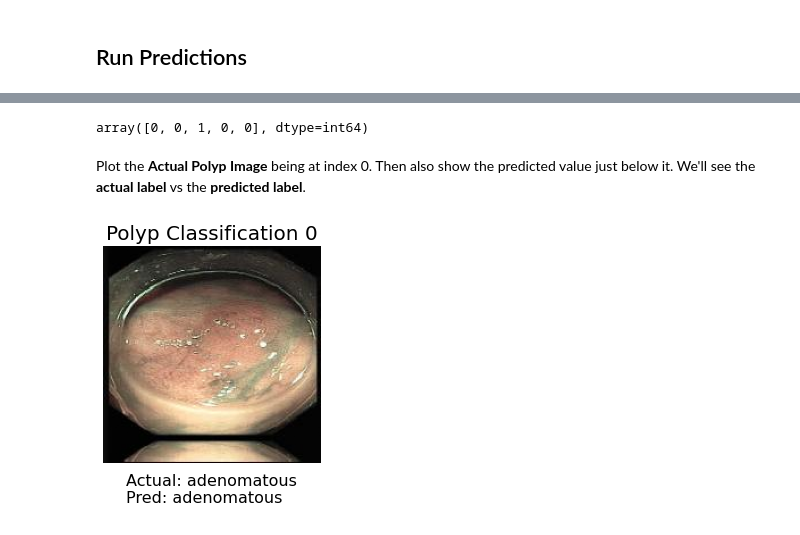
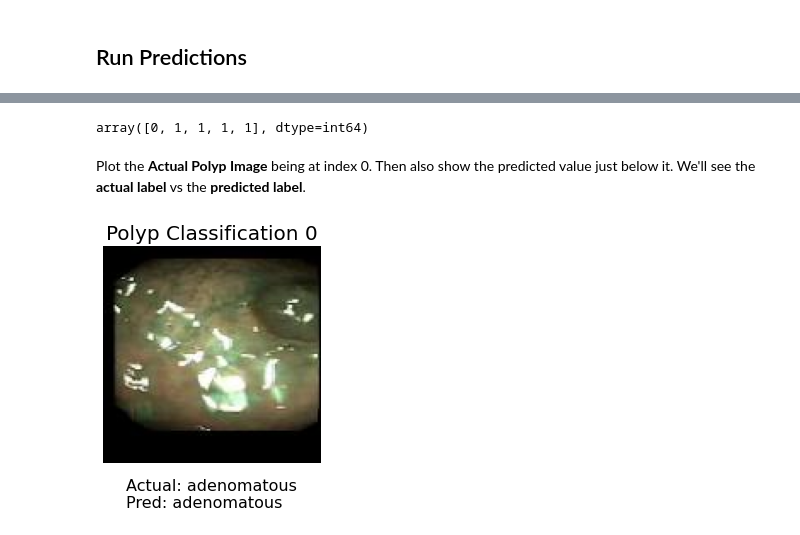
Before and after one commit to shreyahunur/Lesion-Detection, a Jupyter notebook: Notebooks/CNN_Polyp_Classification.ipynb, the cells around one changed output, grey strips where cells are left out. Saved outputs shown, nothing was run; the diff lists cells and outputs as text; code cells hidden in the pictures.

```diff
--- a/Notebooks/CNN_Polyp_Classification.ipynb
+++ b/Notebooks/CNN_Polyp_Classification.ipynb
@@ -359,0 +415,3 @@ Epoch 5/5
+# %%
+# Training CNN on 22,400 augmented polyp images; 20% for validation
+history = cnn.fit(aug_X_train, aug_y_train, validation_split=0.2, epochs=9)
@@ -435,5 +500,3 @@ cnn.save('polyp_cnn_clf_14000.h5')
 ## Run Predictions
 # %%
 classes = ['adenomatous', 'hyperplastic']
-# %%
-cnn = load_model("polyp_cnn_clf_14000.h5")
@@ -440,5 +505,5 @@ cnn = load_model("polyp_cnn_clf_14000.h5")
 # %%
-y_pred = cnn.predict(X_test_polyp)
+y_pred = cnn.predict(aug_X_test)
 # %%
 y_pred[:5]
 # %% [output]
@@ -450,2 +515,2 @@ array([[2.7068684e-04],
 # %%
-y_pred_classes = [np.argmax(element) for element in y_pred]
+y_pred_classes = [0 if element < 0.5 else 1 for element in y_pred]
@@ -468,15 +539,15 @@ y_pred_classes[:5]
 # %%
-y_test_polyp[:5]
+aug_y_test[:5]
 # %% [output]
-array([0, 0, 1, 0, 0], dtype=int64)
+array([0, 1, 1, 1, 1], dtype=int64)
 # %% [markdown]
 Plot the **Actual Polyp Image** being at index 0. Then also show the predicted value just below it. We'll see the **actual label** vs the **predicted label**.
 # %%
-plot_sample(X_test_polyp,
-            y_test_polyp, y_pred_classes, index=0,
+plot_sample(aug_X_test,
+            aug_y_test, y_pred_classes, index=0,
             src_title="Polyp Classification " + str(0),
             save_img=True,
             save_dst="cnn_clf/trained_14000_aug/clf_pred_images")
 # %% [output]
-[figure, old version]
+[figure, new version]
 # %% [markdown]
```
Also changed, not shown: parts of 45 cells of this notebook, 1 other file.
